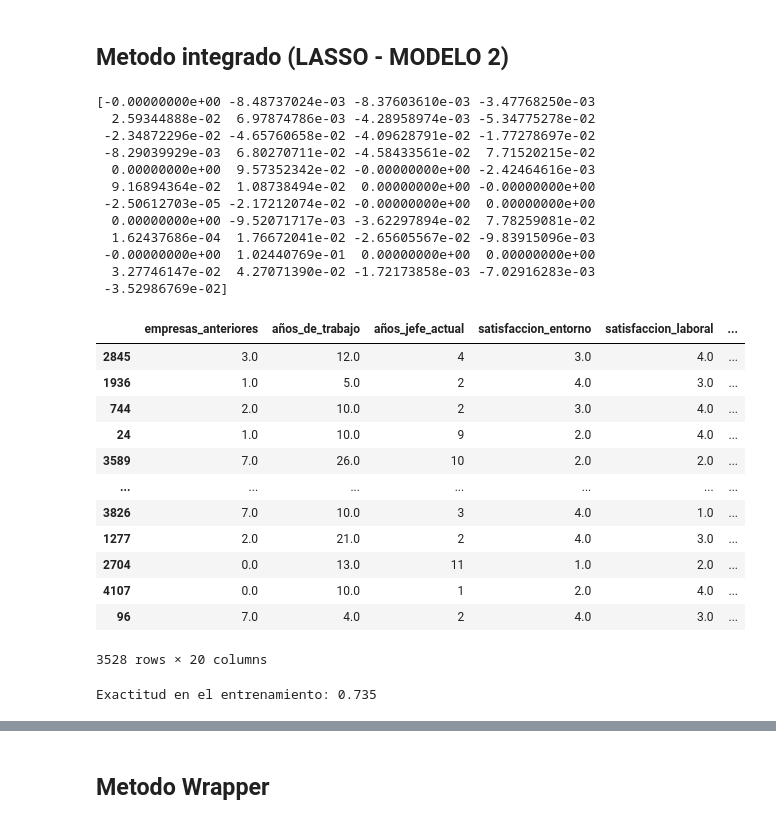
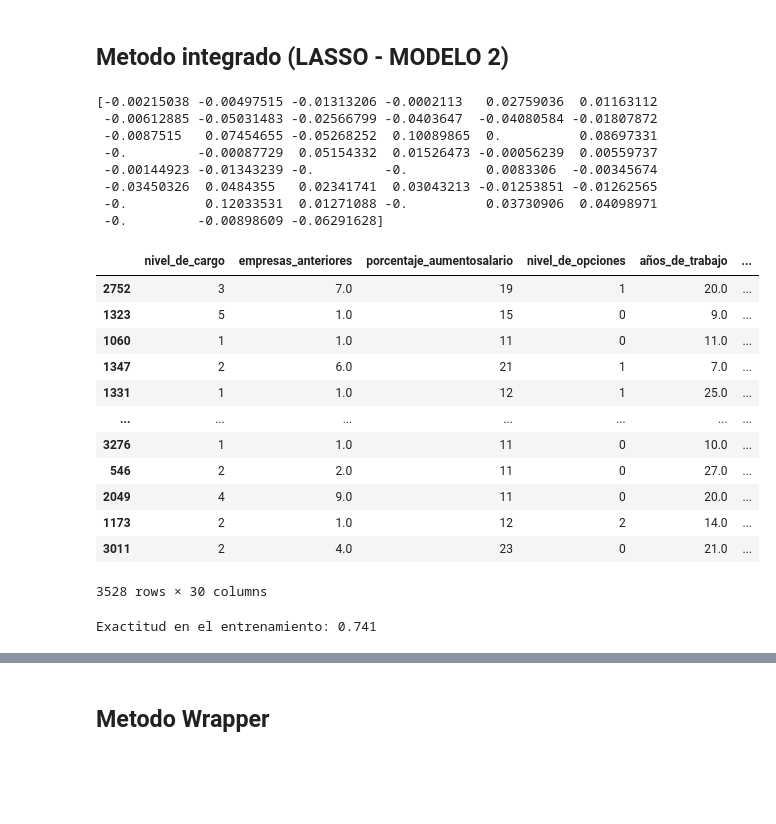
Before and after one commit to CamiloLoaiza12/Analitica2_trabajo1, a Jupyter notebook: Selección_de_variables_y_regularización.ipynb, the cells around one changed output, grey strips where cells are left out. Cells and saved outputs as stored; diff of their text form; code cells hidden in the pictures; blank space fills up the shorter version.

```diff
--- a/Selección_de_variables_y_regularización.ipynb
+++ b/Selección_de_variables_y_regularización.ipynb
@@ -342,41 +342,37 @@ from sklearn.feature_selection import SelectFromModel
 from sklearn.linear_model import Lasso, Ridge
 # %%
 
-sel_ = SelectFromModel(Lasso(alpha = 0.001, max_iter=10000), max_features=20) #entre mas aumente el parametro de serializacon, ams variables van atender a 0
+sel_ = SelectFromModel(Lasso(alpha = 0.001, max_iter=10000), max_features=30) #entre mas aumente el parametro de serializacon, ams variables van atender a 0
 sel_.fit(X_train_std, y_train)
 print(sel_.estimator_.coef_)
 
 #Obtener variables seleccionadas
 X_new = sel_.get_support()#descarta los coeficientes mas cercanos a 0
 X_train_modelo2 = X_train_std[:,X_new]
 X_test_modelo2= X_test_std[:,X_new]
 X_train.iloc[:,X_new]
 # %% [output]
-[-0.00000000e+00 -8.48737024e-03 -8.37603610e-03 -3.47768250e-03
-  2.59344888e-02  6.97874786e-03 -4.28958974e-03 -5.34775278e-02
- -2.34872296e-02 -4.65760658e-02 -4.09628791e-02 -1.77278697e-02
- -8.29039929e-03  6.80270711e-02 -4.58433561e-02  7.71520215e-02
-  0.00000000e+00  9.57352342e-02 -0.00000000e+00 -2.42464616e-03
-  9.16894364e-02  1.08738494e-02  0.00000000e+00 -0.00000000e+00
- -2.50612703e-05 -2.17212074e-02 -0.00000000e+00  0.00000000e+00
-  0.00000000e+00 -9.52071717e-03 -3.62297894e-02  7.78259081e-02
-  1.62437686e-04  1.76672041e-02 -2.65605567e-02 -9.83915096e-03
- -0.00000000e+00  1.02440769e-01  0.00000000e+00  0.00000000e+00
-  3.27746147e-02  4.27071390e-02 -1.72173858e-03 -7.02916283e-03
- -3.52986769e-02]
+[-0.00215038 -0.00497515 -0.01313206 -0.0002113   0.02759036  0.01163112
+ -0.00612885 -0.05031483 -0.02566799 -0.0403647  -0.04080584 -0.01807872
+ -0.0087515   0.07454655 -0.05268252  0.10089865  0.          0.08697331
+ -0.         -0.00087729  0.05154332  0.01526473 -0.00056239  0.00559737
+ -0.00144923 -0.01343239 -0.         -0.          0.0083306  -0.00345674
+ -0.03450326  0.0484355   0.02341741  0.03043213 -0.01253851 -0.01262565
+ -0.          0.12033531  0.01271088 -0.          0.03730906  0.04098971
+ -0.         -0.00898609 -0.06291628]
-|  | empresas_anteriores | años_de_trabajo | años_jefe_actual | satisfaccion_entorno | satisfaccion_laboral | ... |
-| 2845 | 3.0 | 12.0 | 4 | 3.0 | 4.0 | ... |
-| 1936 | 1.0 | 5.0 | 2 | 4.0 | 3.0 | ... |
-| 744 | 2.0 | 10.0 | 2 | 3.0 | 4.0 | ... |
-| 24 | 1.0 | 10.0 | 9 | 2.0 | 4.0 | ... |
-| 3589 | 7.0 | 26.0 | 10 | 2.0 | 2.0 | ... |
+|  | nivel_de_cargo | empresas_anteriores | porcentaje_aumentosalario | nivel_de_opciones | años_de_trabajo | ... |
+| 2752 | 3 | 7.0 | 19 | 1 | 20.0 | ... |
+| 1323 | 5 | 1.0 | 15 | 0 | 9.0 | ... |
+| 1060 | 1 | 1.0 | 11 | 0 | 11.0 | ... |
+| 1347 | 2 | 6.0 | 21 | 1 | 7.0 | ... |
+| 1331 | 1 | 1.0 | 12 | 1 | 25.0 | ... |
 | ... | ... | ... | ... | ... | ... | ... |
-| 3826 | 7.0 | 10.0 | 3 | 4.0 | 1.0 | ... |
-| 1277 | 2.0 | 21.0 | 2 | 4.0 | 3.0 | ... |
-| 2704 | 0.0 | 13.0 | 11 | 1.0 | 2.0 | ... |
-| 4107 | 0.0 | 10.0 | 1 | 2.0 | 4.0 | ... |
-| 96 | 7.0 | 4.0 | 2 | 4.0 | 3.0 | ... |
+| 3276 | 1 | 1.0 | 11 | 0 | 10.0 | ... |
+| 546 | 2 | 2.0 | 11 | 0 | 27.0 | ... |
+| 2049 | 4 | 9.0 | 11 | 0 | 20.0 | ... |
+| 1173 | 2 | 1.0 | 12 | 2 | 14.0 | ... |
+| 3011 | 2 | 4.0 | 23 | 0 | 21.0 | ... |
-3528 rows × 20 columns
+3528 rows × 30 columns
 # %%
 from sklearn.metrics import accuracy_score
 
@@ -391,7 +387,7 @@ y_train_pred2 = modelo.predict(X_train_modelo2)
 
 print('Exactitud en el entrenamiento: %.3f'  %accuracy_score(y_train, y_train_pred2) )
 # %% [output]
-Exactitud en el entrenamiento: 0.735
+Exactitud en el entrenamiento: 0.741
 # %%
 y_pred = modelo.predict(X_test_modelo2)
 
```
Also changed, not shown: parts of 35 cells of this notebook.
